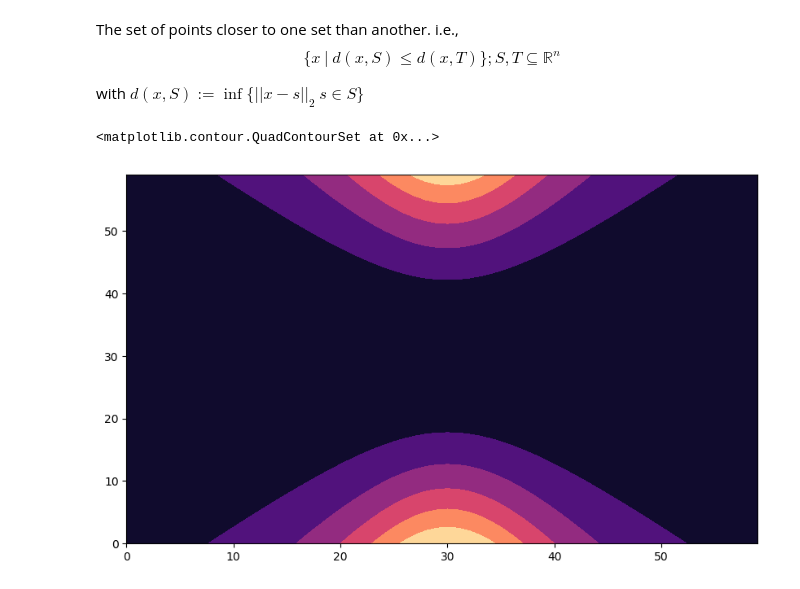
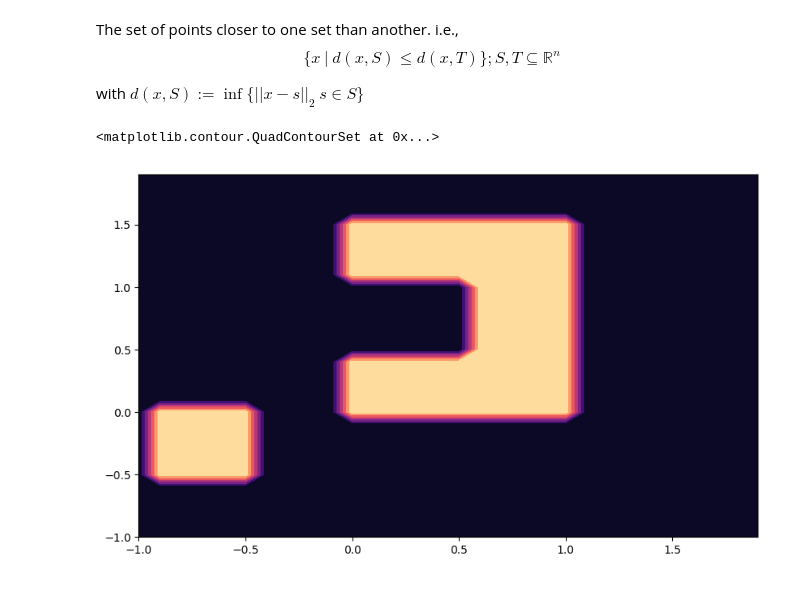
Before and after one commit to gerdm/machine_learning, a Jupyter notebook: convex_optimization/week2_notes.ipynb, the cells around one changed output. Saved outputs shown, nothing was run; the diff lists cells and outputs as text; code cells hidden in the pictures.

```diff
--- a/convex_optimization/week2_notes.ipynb
+++ b/convex_optimization/week2_notes.ipynb
@@ -216,11 +216,11 @@ $$
 $$
 
 with $d(x, S) := \inf\{||x - s||_2 \ s \in S\}$
-# %%
-x1, x2 = np.mgrid[-3:3:0.1, -3:3:0.1]
-T = x1**2 / (x2**2 + 1)
-
-plt.contourf(T)
-# %% [output]
-<matplotlib.contour.QuadContourSet at 0x...>
-[figure, removed]
+# %%
+x1, x2 = np.mgrid[-1:2:0.1, -1:2:0.1]
+T = (x1 >= 0) * (x1 <= 1) * (x2 >= 0) * (x2 <= 1.5) ^ (x1 >= 0) * (x1 <= 0.5) * (x2 <= 1) * (x2 >= 0.5)
+S = (x1 >= -0.9) * (x1 <= -0.5) * (x2 <= 0) * (x2 >= -0.5)
+plt.contourf(x1, x2, T + S)
+# %% [output]
+<matplotlib.contour.QuadContourSet at 0x...>
+[figure, added]
```
